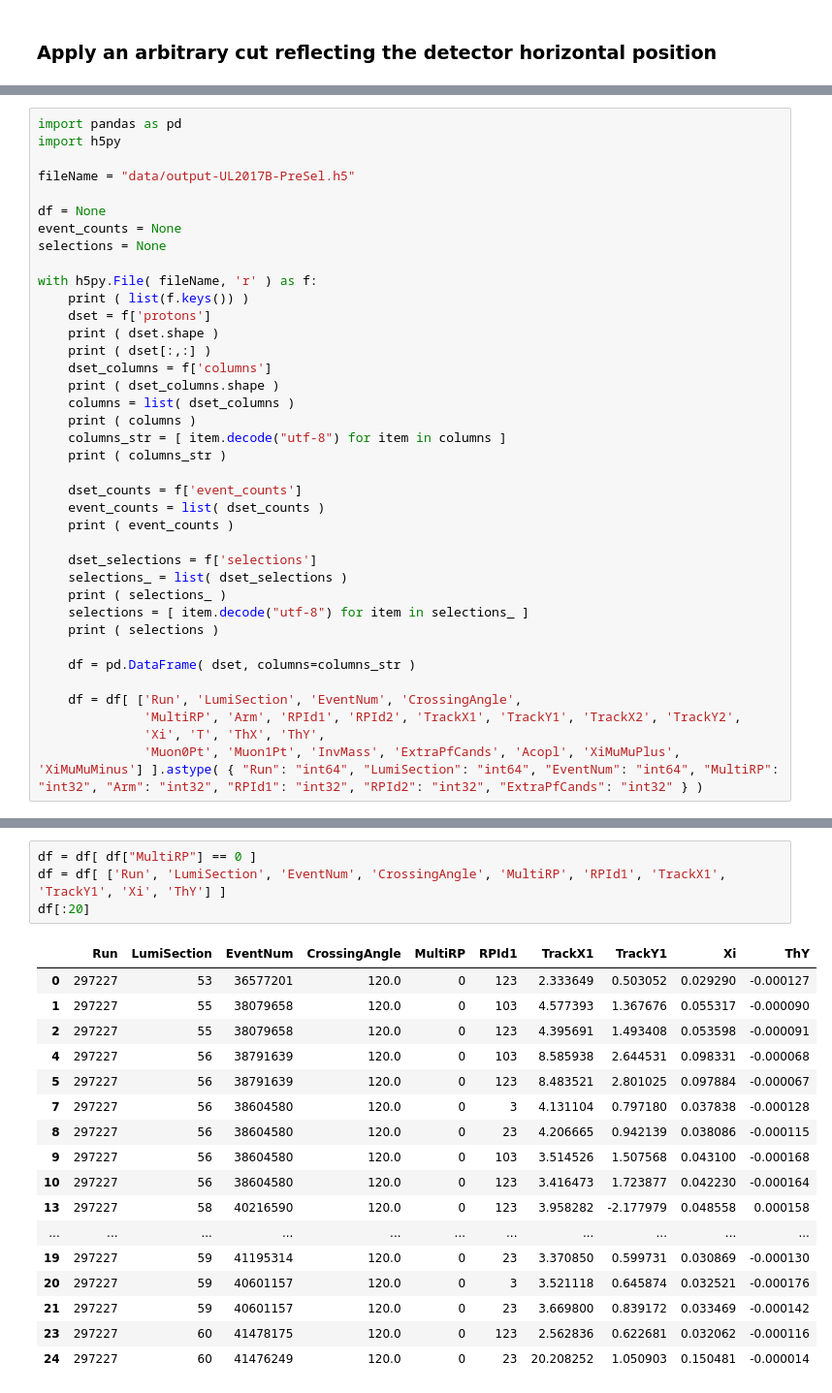
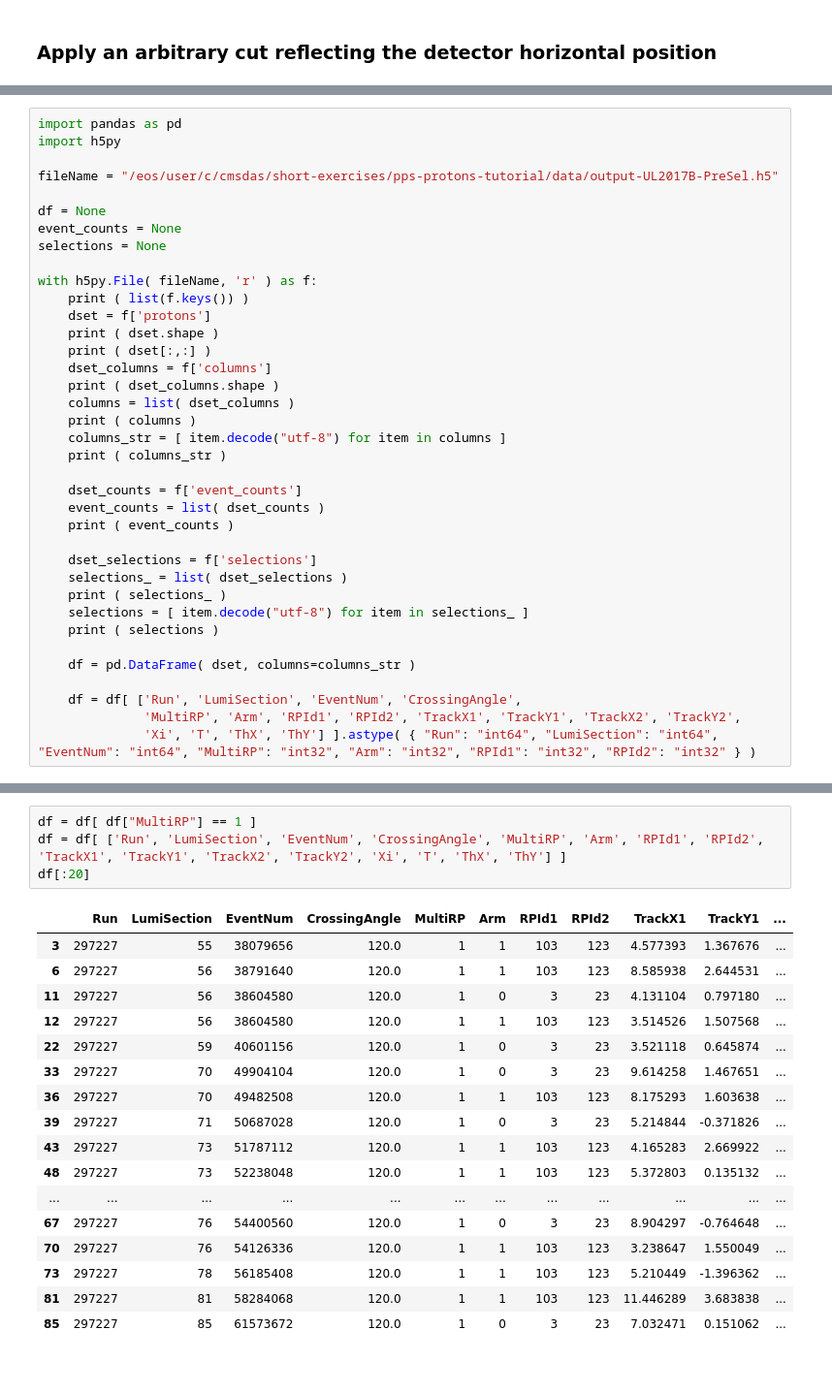
Before and after one commit to CMSDAS/pps-short-exercise, a Jupyter notebook: Optical-Functions.ipynb, the cells around one changed output, grey strips where cells are left out. Shown at 97% size. Drawn from its saved outputs; the diff is of its cells as text.

```diff
--- a/Optical-Functions.ipynb
+++ b/Optical-Functions.ipynb
@@ -213,7 +262,7 @@ Interpolate: True
 import pandas as pd
 import h5py
 
-fileName = "data/output-UL2017B-PreSel.h5"
+fileName = "/eos/user/c/cmsdas/short-exercises/pps-protons-tutorial/data/output-UL2017B-PreSel.h5"
 
 df = None
 event_counts = None
@@ -245,8 +294,7 @@ with h5py.File( fileName, 'r' ) as f:
 
     df = df[ ['Run', 'LumiSection', 'EventNum', 'CrossingAngle',
               'MultiRP', 'Arm', 'RPId1', 'RPId2', 'TrackX1', 'TrackY1', 'TrackX2', 'TrackY2',
-              'Xi', 'T', 'ThX', 'ThY',
-              'Muon0Pt', 'Muon1Pt', 'InvMass', 'ExtraPfCands', 'Acopl', 'XiMuMuPlus', 'XiMuMuMinus'] ].astype( { "Run": "int64", "LumiSection": "int64", "EventNum": "int64", "MultiRP": "int32", "Arm": "int32", "RPId1": "int32", "RPId2": "int32", "ExtraPfCands": "int32" } )
+              'Xi', 'T', 'ThX', 'ThY'] ].astype( { "Run": "int64", "LumiSection": "int64", "EventNum": "int64", "MultiRP": "int32", "Arm": "int32", "RPId1": "int32", "RPId2": "int32" } )
 # %% [output]
 ['columns', 'event_counts', 'protons', 'selections']
 (107075, 38)
@@ -266,25 +314,25 @@ with h5py.File( fileName, 'r' ) as f:
 [b'All', b'Muon', b'Vertex', b'Protons']
 ['All', 'Muon', 'Vertex', 'Protons']
 # %%
-df = df[ df["MultiRP"] == 0 ]
-df = df[ ['Run', 'LumiSection', 'EventNum', 'CrossingAngle', 'MultiRP', 'RPId1', 'TrackX1', 'TrackY1', 'Xi', 'ThY'] ]
+df = df[ df["MultiRP"] == 1 ]
+df = df[ ['Run', 'LumiSection', 'EventNum', 'CrossingAngle', 'MultiRP', 'Arm', 'RPId1', 'RPId2', 'TrackX1', 'TrackY1', 'TrackX2', 'TrackY2', 'Xi', 'T', 'ThX', 'ThY'] ]
 df[:20]
 # %% [output]
-|  | Run | LumiSection | EventNum | CrossingAngle | MultiRP | RPId1 | TrackX1 | TrackY1 | Xi | ThY |
-| 0 | 297227 | 53 | 36577201 | 120.0 | 0 | 123 | 2.333649 | 0.503052 | 0.029290 | -0.000127 |
-| 1 | 297227 | 55 | 38079658 | 120.0 | 0 | 103 | 4.577393 | 1.367676 | 0.055317 | -0.000090 |
-| 2 | 297227 | 55 | 38079658 | 120.0 | 0 | 123 | 4.395691 | 1.493408 | 0.053598 | -0.000091 |
-| 4 | 297227 | 56 | 38791639 | 120.0 | 0 | 103 | 8.585938 | 2.644531 | 0.098331 | -0.000068 |
-| 5 | 297227 | 56 | 38791639 | 120.0 | 0 | 123 | 8.483521 | 2.801025 | 0.097884 | -0.000067 |
-| 7 | 297227 | 56 | 38604580 | 120.0 | 0 | 3 | 4.131104 | 0.797180 | 0.037838 | -0.000128 |
-| 8 | 297227 | 56 | 38604580 | 120.0 | 0 | 23 | 4.206665 | 0.942139 | 0.038086 | -0.000115 |
-| 9 | 297227 | 56 | 38604580 | 120.0 | 0 | 103 | 3.514526 | 1.507568 | 0.043100 | -0.000168 |
-| 10 | 297227 | 56 | 38604580 | 120.0 | 0 | 123 | 3.416473 | 1.723877 | 0.042230 | -0.000164 |
-| 13 | 297227 | 58 | 40216590 | 120.0 | 0 | 123 | 3.958282 | -2.177979 | 0.048558 | 0.000158 |
-| ... | ... | ... | ... | ... | ... | ... | ... | ... | ... | ... |
-| 19 | 297227 | 59 | 41195314 | 120.0 | 0 | 23 | 3.370850 | 0.599731 | 0.030869 | -0.000130 |
-| 20 | 297227 | 59 | 40601157 | 120.0 | 0 | 3 | 3.521118 | 0.645874 | 0.032521 | -0.000176 |
-| 21 | 297227 | 59 | 40601157 | 120.0 | 0 | 23 | 3.669800 | 0.839172 | 0.033469 | -0.000142 |
-| 23 | 297227 | 60 | 41478175 | 120.0 | 0 | 123 | 2.562836 | 0.622681 | 0.032062 | -0.000116 |
-| 24 | 297227 | 60 | 41476249 | 120.0 | 0 | 23 | 20.208252 | 1.050903 | 0.150481 | -0.000014 |
+|  | Run | LumiSection | EventNum | CrossingAngle | MultiRP | Arm | RPId1 | RPId2 | TrackX1 | TrackY1 | ... |
+| 3 | 297227 | 55 | 38079656 | 120.0 | 1 | 1 | 103 | 123 | 4.577393 | 1.367676 | ... |
+| 6 | 297227 | 56 | 38791640 | 120.0 | 1 | 1 | 103 | 123 | 8.585938 | 2.644531 | ... |
+| 11 | 297227 | 56 | 38604580 | 120.0 | 1 | 0 | 3 | 23 | 4.131104 | 0.797180 | ... |
+| 12 | 297227 | 56 | 38604580 | 120.0 | 1 | 1 | 103 | 123 | 3.514526 | 1.507568 | ... |
+| 22 | 297227 | 59 | 40601156 | 120.0 | 1 | 0 | 3 | 23 | 3.521118 | 0.645874 | ... |
+| 33 | 297227 | 70 | 49904104 | 120.0 | 1 | 0 | 3 | 23 | 9.614258 | 1.467651 | ... |
+| 36 | 297227 | 70 | 49482508 | 120.0 | 1 | 1 | 103 | 123 | 8.175293 | 1.603638 | ... |
+| 39 | 297227 | 71 | 50687028 | 120.0 | 1 | 0 | 3 | 23 | 5.214844 | -0.371826 | ... |
+| 43 | 297227 | 73 | 51787112 | 120.0 | 1 | 1 | 103 | 123 | 4.165283 | 2.669922 | ... |
+| 48 | 297227 | 73 | 52238048 | 120.0 | 1 | 1 | 103 | 123 | 5.372803 | 0.135132 | ... |
+| ... | ... | ... | ... | ... | ... | ... | ... | ... | ... | ... | ... |
+| 67 | 297227 | 76 | 54400560 | 120.0 | 1 | 0 | 3 | 23 | 8.904297 | -0.764648 | ... |
+| 70 | 297227 | 76 | 54126336 | 120.0 | 1 | 1 | 103 | 123 | 3.238647 | 1.550049 | ... |
+| 73 | 297227 | 78 | 56185408 | 120.0 | 1 | 1 | 103 | 123 | 5.210449 | -1.396362 | ... |
+| 81 | 297227 | 81 | 58284068 | 120.0 | 1 | 1 | 103 | 123 | 11.446289 | 3.683838 | ... |
+| 85 | 297227 | 85 | 61573672 | 120.0 | 1 | 0 | 3 | 23 | 7.032471 | 0.151062 | ... |
 # %%
```
Also changed, not shown: parts of 27 cells of this notebook, 2 other files.
